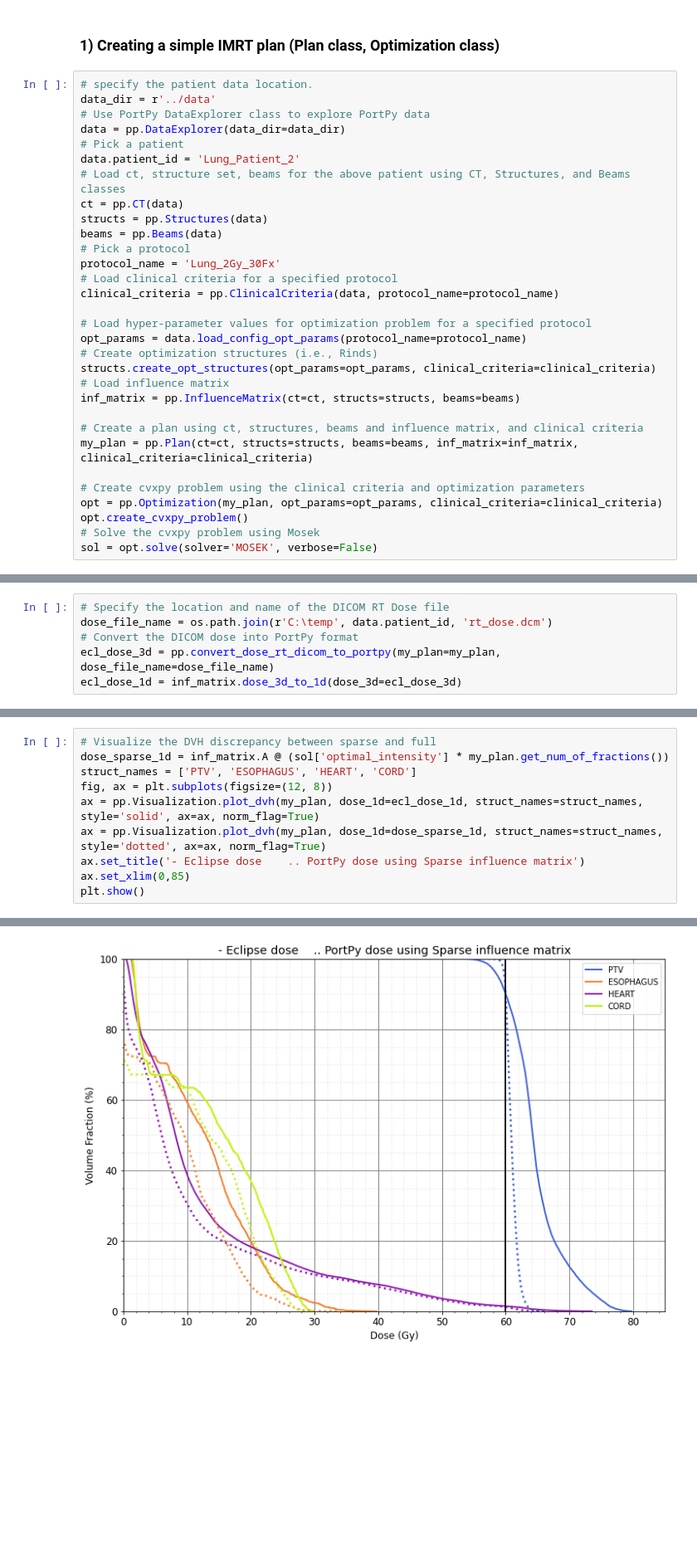
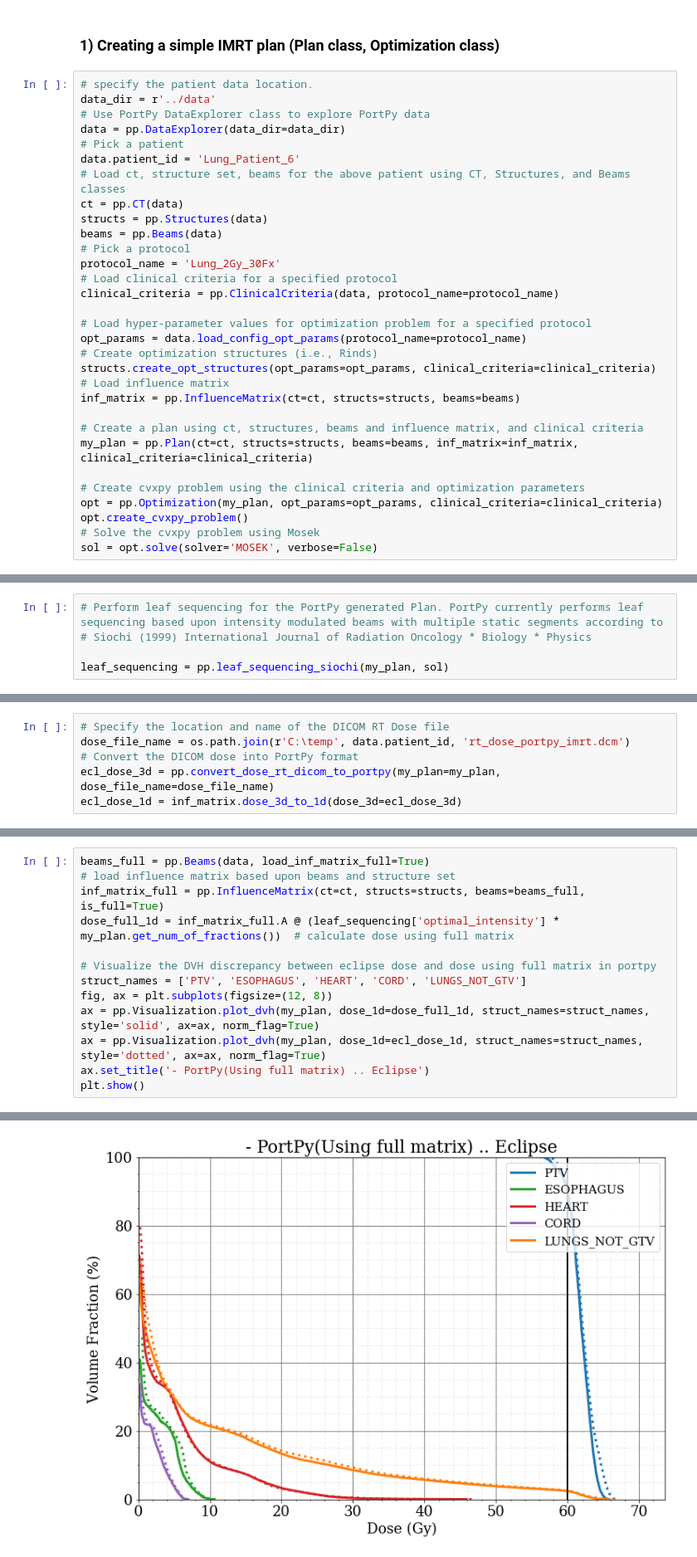
Before and after one commit to PortPy-Project/PortPy, a Jupyter notebook: examples/IMRT_TPS_import.ipynb, the cells around one changed output, grey strips where cells are left out. Shown at 83% size. Drawn from its saved outputs; the diff is of its cells as text; blank space fills up the shorter version.

```diff
--- a/examples/eclipse_integration.ipynb
+++ b/examples/IMRT_TPS_import.ipynb
@@ -29,7 +33,7 @@ data_dir = r'../data'
 # Use PortPy DataExplorer class to explore PortPy data
 data = pp.DataExplorer(data_dir=data_dir)
 # Pick a patient
-data.patient_id = 'Lung_Patient_2'
+data.patient_id = 'Lung_Patient_6'
 # Load ct, structure set, beams for the above patient using CT, Structures, and Beams classes
 ct = pp.CT(data)
 structs = pp.Structures(data)
@@ -84,0 +85,5 @@ The method *get_eclipse_fluence* stores the optimal fluence for each beam in a t
+# %%
+# Perform leaf sequencing for the PortPy generated Plan. PortPy currently performs leaf sequencing based upon intensity modulated beams with multiple static segments according to
+# Siochi (1999) International Journal of Radiation Oncology * Biology * Physics
+
+leaf_sequencing = pp.leaf_sequencing_siochi(my_plan, sol)
@@ -95,7 +102,7 @@ pp.get_eclipse_fluence(my_plan=my_plan, sol=sol, path=os.path.join(r'C:\temp', d
 After the final dose calculation in Eclipse, export the dose in DICOM RT-Dose format using the Eclipse Export module. Then, utilize the following lines of code to convert the exported dose into the PortPy format for visualization or evaluation purposes
 # %%
 # Specify the location and name of the DICOM RT Dose file
-dose_file_name = os.path.join(r'C:\temp', data.patient_id, 'rt_dose.dcm')
+dose_file_name = os.path.join(r'C:\temp', data.patient_id, 'rt_dose_portpy_imrt.dcm')
 # Convert the DICOM dose into PortPy format
 ecl_dose_3d = pp.convert_dose_rt_dicom_to_portpy(my_plan=my_plan, dose_file_name=dose_file_name)
 ecl_dose_1d = inf_matrix.dose_3d_to_1d(dose_3d=ecl_dose_3d)
@@ -131,11 +113,14 @@ This process may need to be repeated for several iterations or until $\delta$ is
 # %%
-# Visualize the DVH discrepancy between sparse and full
-dose_sparse_1d = inf_matrix.A @ (sol['optimal_intensity'] * my_plan.get_num_of_fractions())
-struct_names = ['PTV', 'ESOPHAGUS', 'HEART', 'CORD']
+beams_full = pp.Beams(data, load_inf_matrix_full=True)
+# load influence matrix based upon beams and structure set
+inf_matrix_full = pp.InfluenceMatrix(ct=ct, structs=structs, beams=beams_full, is_full=True)
+dose_full_1d = inf_matrix_full.A @ (leaf_sequencing['optimal_intensity'] * my_plan.get_num_of_fractions())  # calculate dose using full matrix
+
+# Visualize the DVH discrepancy between eclipse dose and dose using full matrix in portpy
+struct_names = ['PTV', 'ESOPHAGUS', 'HEART', 'CORD', 'LUNGS_NOT_GTV']
 fig, ax = plt.subplots(figsize=(12, 8))
-ax = pp.Visualization.plot_dvh(my_plan, dose_1d=ecl_dose_1d, struct_names=struct_names, style='solid', ax=ax, norm_flag=True)
-ax = pp.Visualization.plot_dvh(my_plan, dose_1d=dose_sparse_1d, struct_names=struct_names, style='dotted', ax=ax, norm_flag=True)
-ax.set_title('- Eclipse dose    .. PortPy dose using Sparse influence matrix')
-ax.set_xlim(0,85)
+ax = pp.Visualization.plot_dvh(my_plan, dose_1d=dose_full_1d, struct_names=struct_names, style='solid', ax=ax, norm_flag=True)
+ax = pp.Visualization.plot_dvh(my_plan, dose_1d=ecl_dose_1d, struct_names=struct_names, style='dotted', ax=ax, norm_flag=True)
+ax.set_title('- PortPy(Using full matrix) .. Eclipse')
 plt.show()
 # %% [output]
@@ -142 +130 @@ plt.show()
-[figure, old version]
+[figure, new version]
```
Also changed, not shown: parts of 21 cells of this notebook, 28 other files.
